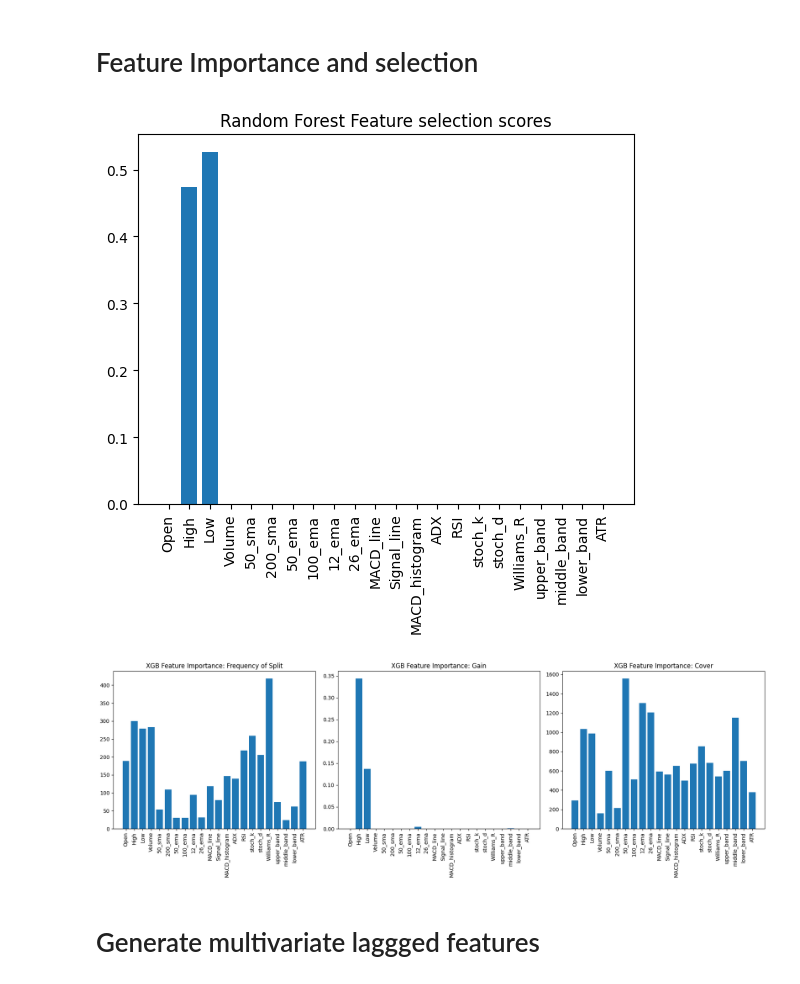
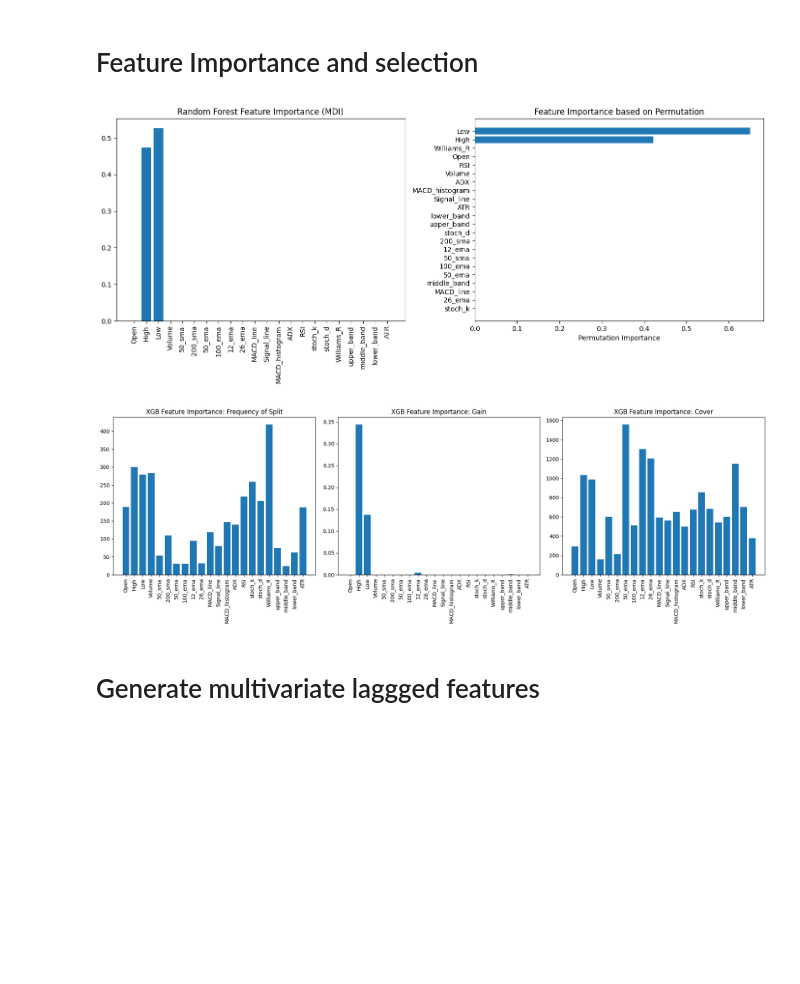
Before and after one commit to D-Mutabazi/Data-Engineering-Projects-and-Coursework, a Jupyter notebook: MLR_forecast.ipynb, the cells around one changed output. Saved outputs shown, nothing was run; the diff lists cells and outputs as text; code cells hidden in the pictures; blank space fills up the shorter version.

Commit message:
Feature Score method: Added model agnostic Permutation scoring

```diff
--- a/MLR_forecast.ipynb
+++ b/MLR_forecast.ipynb
@@ -691,6 +691,9 @@ print(multivariateDataset.columns)
 # %% [markdown]
 # Feature Importance and selection
 # %%
+from sklearn.inspection import permutation_importance
+
+
 # feature names, excluding 'Time' and 'Close'
 names = ['Open', 'High', 'Low', 'Volume', '50_sma', '200_sma',
          '50_ema', '100_ema', '12_ema', '26_ema', 'MACD_line', 'Signal_line',
@@ -704,13 +707,31 @@ respons_values = multivariateDataset['Close'].values
 modelRF = RandomForestRegressor(n_estimators=10, random_state=1)
 modelRF.fit(feature_values, respons_values)
 
-# Plot importance scores
+# Plot side by side using subplots
+fig, axs = plt.subplots(1, 2, figsize=(14, 6))  # 1 row, 2 columns
+
+# Plot importance scores (Mean Decrease in Impurity)
 ticks = [i for i in range(len(names))]
-plt.bar(ticks, modelRF.feature_importances_)
-plt.title('Random Forest Feature selection scores')
-plt.xticks(ticks, names, rotation=90)
+axs[0].bar(ticks, modelRF.feature_importances_)  # Score calculated based on Mean decrease in impurity
+axs[0].set_title('Random Forest Feature Importance (MDI)')
+axs[0].set_xticks(ticks)
+axs[0].set_xticklabels(names, rotation=90)
+
+# Compute permutation importance- This a model agnostic approach to feature scoring : Apply to developed models as well
+perm_importance = permutation_importance(modelRF, feature_values, respons_values, n_repeats=10, random_state=42)
+
+# Sort and display the feature importance
+sorted_idx = perm_importance.importances_mean.argsort()
+axs[1].barh(np.array(names)[sorted_idx], perm_importance.importances_mean[sorted_idx])
+axs[1].set_title('Feature Importance based on Permutation')
+axs[1].set_xlabel("Permutation Importance")
+
+# Adjust layout to avoid overlap
+plt.tight_layout()
+
+
+
 plt.show()
-
 '''
 XGB :Feature score
 '''
@@ -734,34 +755,34 @@ fig, axs = plt.subplots(1, 3, figsize=(18, 6))  # 1 row, 3 columns of subplots
 importance_weight = booster.get_score(importance_type='weight')
 
 axs[0].bar(ticks,  importance_weight.values())
 axs[0].set_title('XGB Feature Importance: Frequency of Split')
 axs[0].set_xticks(ticks)
 axs[0].set_xticklabels(names, rotation=90)
 
 # Get feature importance based on 'gain' (average gain)
 importance_gain = booster.get_score(importance_type='gain')
 
 axs[1].bar(ticks, importance_gain.values())
 axs[1].set_title('XGB Feature Importance: Gain')
 axs[1].set_xticks(ticks)
 axs[1].set_xticklabels(names, rotation=90)
 
 
 # Get feature importance based on 'cover' (average coverage)
 importance_cover = booster.get_score(importance_type='cover')
 
 axs[2].bar(ticks, importance_cover.values())
 axs[2].set_title('XGB Feature Importance: Cover')
 axs[2].set_xticks(ticks)
 axs[2].set_xticklabels(names, rotation=90)
 
 # Adjust layout to prevent overlap
 plt.tight_layout()
 
 # Show the plots
 plt.show()
 # %% [output]
-[figure, old version]
+[figure, new version]
 [figure]
 # %% [markdown]
 # Generate multivariate laggged features
```
Also changed, not shown: 1 other file.
